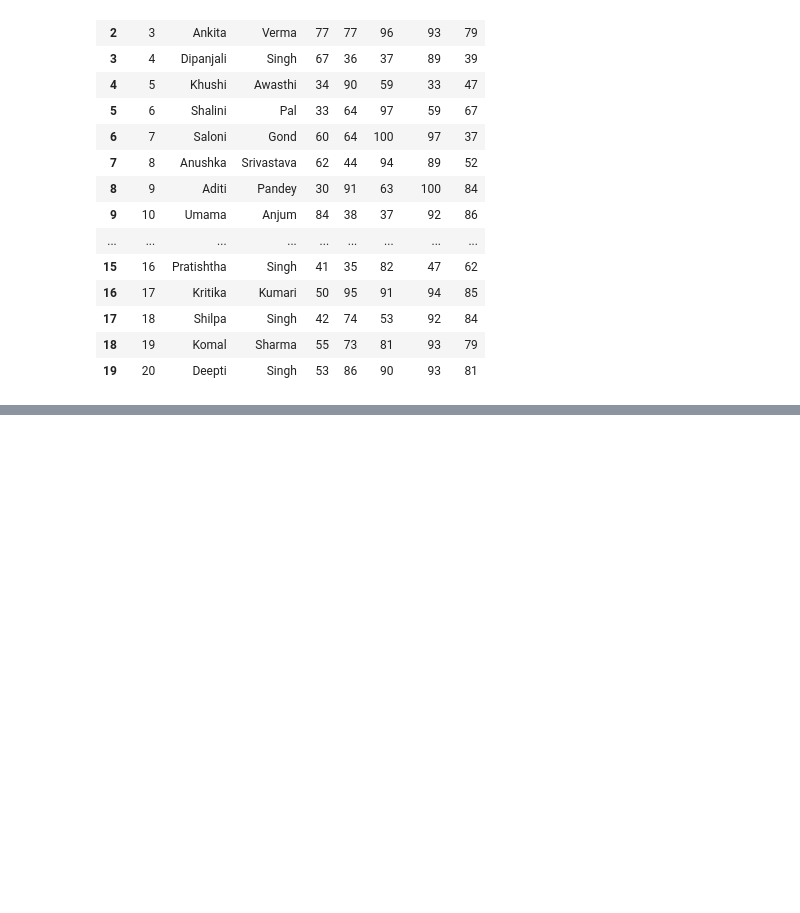
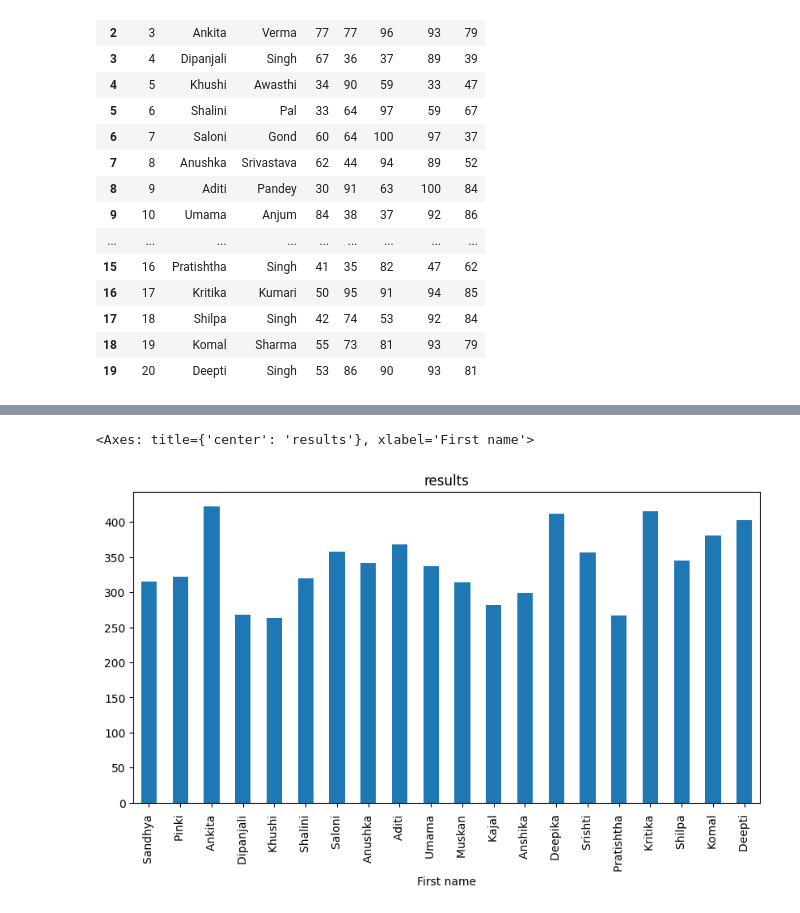
Before and after one commit to Umamaanjum/digipodium-data-analytics, a Jupyter notebook: analysis1.ipynb, the cells around one changed output, grey strips where cells are left out. Cells and saved outputs as stored; diff of their text form; code cells hidden in the pictures; blank space fills up the shorter version.

```diff
--- a/analysis1.ipynb
+++ b/analysis1.ipynb
@@ -32,0 +106,3 @@ marks[['ECO','GFX','DM','SE','DBMS']].plot(kind='line',figsize=(10, 5), title='E
+# %%
+marks['total']=marks['DBMS']+marks['GFX']+marks['ECO']+marks['DM']+marks['SE']
+marks
@@ -32,0 +128,5 @@ marks[['ECO','GFX','DM','SE','DBMS']].plot(kind='line',figsize=(10, 5), title='E
+# %%
+marks['total'].plot(kind='bar',figsize=(10, 5), title='results')
+# %% [output]
+<Axes: title={'center': 'results'}, xlabel='First name'>
+[figure, added]
```
Also changed, not shown: parts of 12 cells of this notebook.
